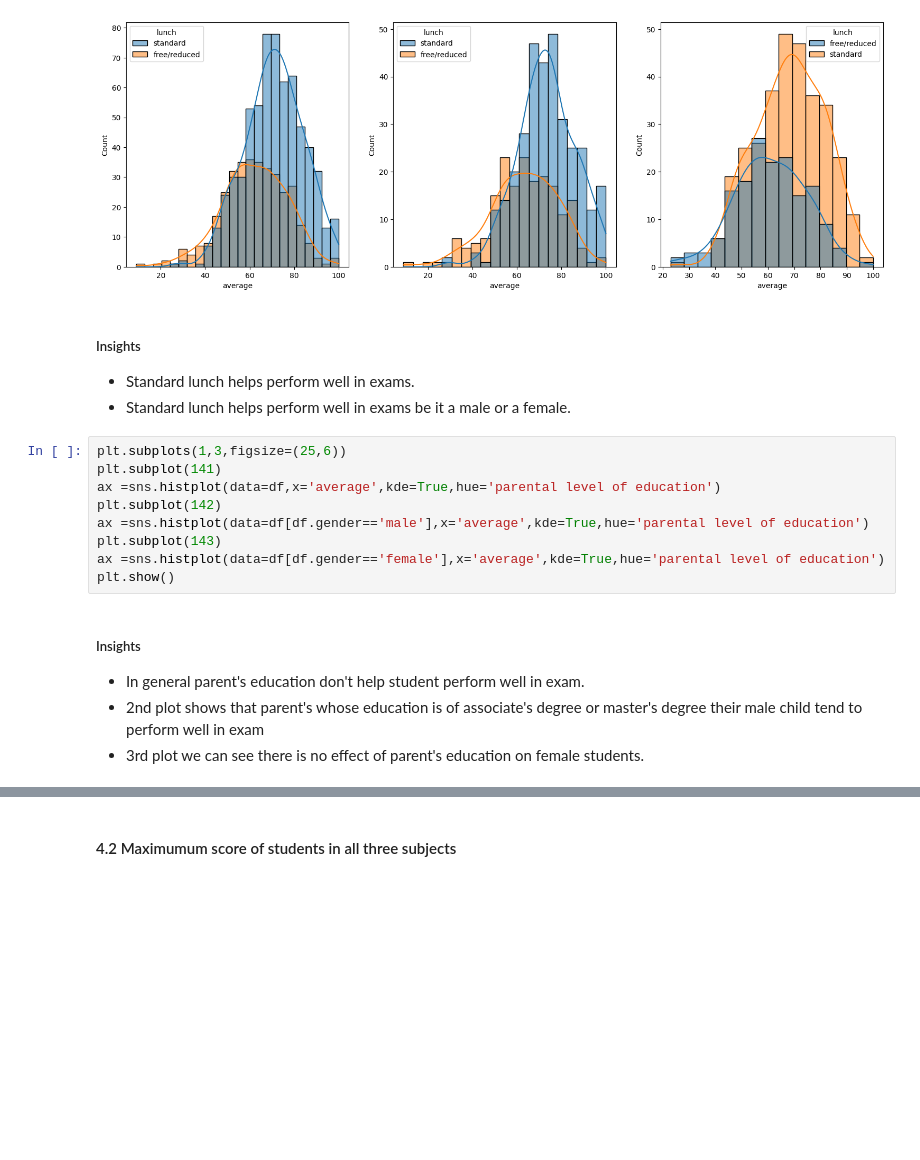
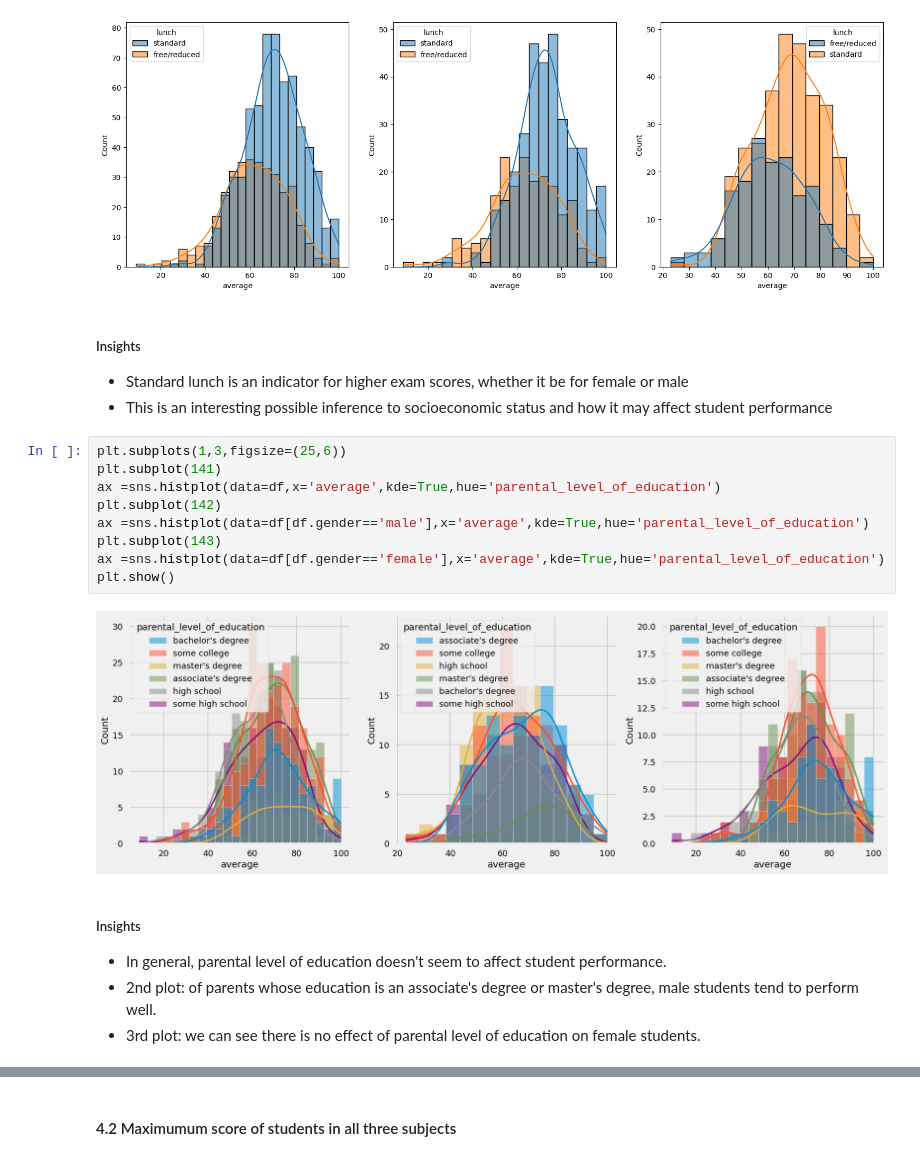
Before and after one commit to vchen-98/mlproject, a Jupyter notebook: notebook/1 . EDA STUDENT PERFORMANCE .ipynb, the cells around one changed output, grey strips where cells are left out. Saved outputs shown, nothing was run; the diff lists cells and outputs as text; blank space fills up the shorter version.

```diff
--- a/notebook/1 . EDA STUDENT PERFORMANCE .ipynb
+++ b/notebook/1 . EDA STUDENT PERFORMANCE .ipynb
@@ -281,22 +281,24 @@ plt.show()
 [figure]
 # %% [markdown]
 #####  Insights
-- Standard lunch helps perform well in exams.
-- Standard lunch helps perform well in exams be it a male or a female.
+- Standard lunch is an indicator for higher exam scores, whether it be for female or male
+- This is an interesting possible inference to socioeconomic status and how it may affect student performance
 # %%
 plt.subplots(1,3,figsize=(25,6))
 plt.subplot(141)
-ax =sns.histplot(data=df,x='average',kde=True,hue='parental level of education')
+ax =sns.histplot(data=df,x='average',kde=True,hue='parental_level_of_education')
 plt.subplot(142)
-ax =sns.histplot(data=df[df.gender=='male'],x='average',kde=True,hue='parental level of education')
+ax =sns.histplot(data=df[df.gender=='male'],x='average',kde=True,hue='parental_level_of_education')
 plt.subplot(143)
-ax =sns.histplot(data=df[df.gender=='female'],x='average',kde=True,hue='parental level of education')
+ax =sns.histplot(data=df[df.gender=='female'],x='average',kde=True,hue='parental_level_of_education')
 plt.show()
+# %% [output]
+[figure, added]
 # %% [markdown]
 #####  Insights
-- In general parent's education don't help student perform well in exam.
-- 2nd plot shows that parent's whose education is of associate's degree or master's degree their male child tend to perform well in exam
-- 3rd plot we can see there is no effect of parent's education on female students.
+- In general, parental level of education doesn't seem to affect student performance.
+- 2nd plot: of parents whose education is an associate's degree or master's degree, male students tend to perform well.
+- 3rd plot: we can see there is no effect of parental level of education on female students.
 # %%
 plt.subplots(1,3,figsize=(25,6))
 plt.subplot(141)
```
Also changed, not shown: parts of 39 cells of this notebook.
